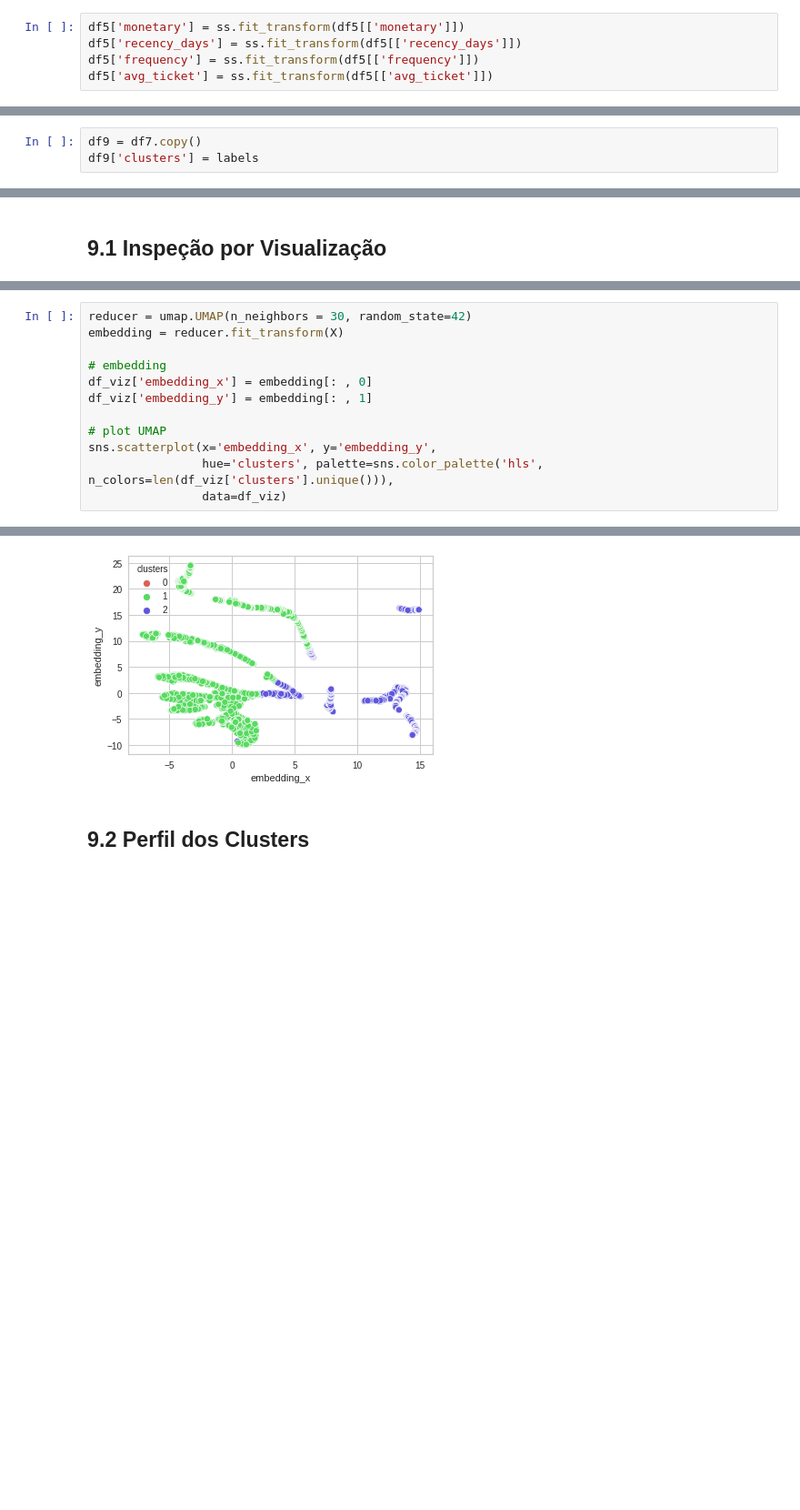
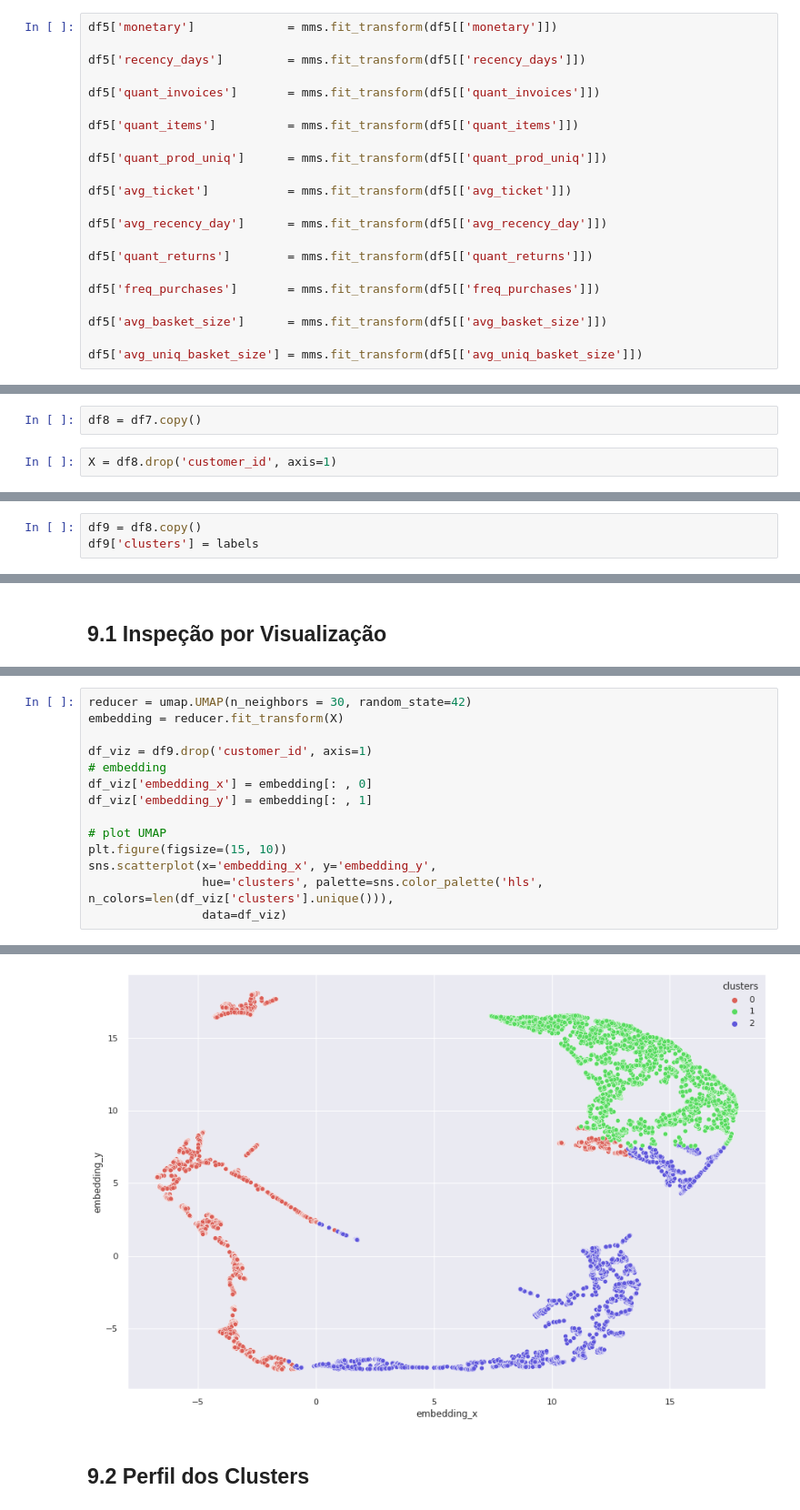
Before and after one commit to jonasbarletta/insiders_clustering, a Jupyter notebook: insiders_clustering_04_ciclo_4_em_andamento.ipynb, the cells around one changed output, grey strips where cells are left out. Shown at 91% size. Drawn from its saved outputs; the diff is of its cells as text; blank space fills up the shorter version.

```diff
--- a/insiders_clustering_04_ciclo_4_em_andamento.ipynb
+++ b/insiders_clustering_04_ciclo_4_em_andamento.ipynb
@@ -646,5 +1068,22 @@ ss = StandardScaler()
 # %%
-df5['monetary'] = ss.fit_transform(df5[['monetary']])
-df5['recency_days'] = ss.fit_transform(df5[['recency_days']])
-df5['frequency'] = ss.fit_transform(df5[['frequency']])
-df5['avg_ticket'] = ss.fit_transform(df5[['avg_ticket']])
+df5['monetary']             = mms.fit_transform(df5[['monetary']])
+
+df5['recency_days']         = mms.fit_transform(df5[['recency_days']])
+
+df5['quant_invoices']       = mms.fit_transform(df5[['quant_invoices']])
+
+df5['quant_items']          = mms.fit_transform(df5[['quant_items']])
+
+df5['quant_prod_uniq']      = mms.fit_transform(df5[['quant_prod_uniq']])
+
+df5['avg_ticket']           = mms.fit_transform(df5[['avg_ticket']])
+
+df5['avg_recency_day']      = mms.fit_transform(df5[['avg_recency_day']])
+
+df5['quant_returns']        = mms.fit_transform(df5[['quant_returns']])
+
+df5['freq_purchases']       = mms.fit_transform(df5[['freq_purchases']])
+
+df5['avg_basket_size']      = mms.fit_transform(df5[['avg_basket_size']])
+
+df5['avg_uniq_basket_size'] = mms.fit_transform(df5[['avg_uniq_basket_size']])
@@ -734,5 +1412,9 @@ Analisando os resultados do WSS e da Silhueta vamos seguir para o Treinamento do
 # %% [markdown]
 # 8 Treinamento do Modelo
+# %%
+df8 = df7.copy()
+# %%
+X = df8.drop('customer_id', axis=1)
 # %% [markdown]
 ## 8.1 KMeans
 # %%
@@ -761,7 +1443,7 @@ Silhouette Score: 0.5878160951540814
 # %% [markdown]
 # 9 Análise dos Clusters
 # %%
-df9 = df7.copy()
+df9 = df8.copy()
 df9['clusters'] = labels
 # %%
 df9.head()
@@ -797,11 +1470,13 @@ sns.pairplot(df_viz, hue='clusters')
 reducer = umap.UMAP(n_neighbors = 30, random_state=42)
 embedding = reducer.fit_transform(X)
 
+df_viz = df9.drop('customer_id', axis=1)
 # embedding
 df_viz['embedding_x'] = embedding[: , 0]
 df_viz['embedding_y'] = embedding[: , 1]
 
 # plot UMAP
+plt.figure(figsize=(15, 10))
 sns.scatterplot(x='embedding_x', y='embedding_y',
                 hue='clusters', palette=sns.color_palette('hls', n_colors=len(df_viz['clusters'].unique())),
                 data=df_viz)
@@ -810,3 +1485,3 @@ sns.scatterplot(x='embedding_x', y='embedding_y',
-[figure, old version]
+[figure, new version]
 # %% [markdown]
 ## 9.2 Perfil dos Clusters
```
Also changed, not shown: parts of 140 cells of this notebook.
